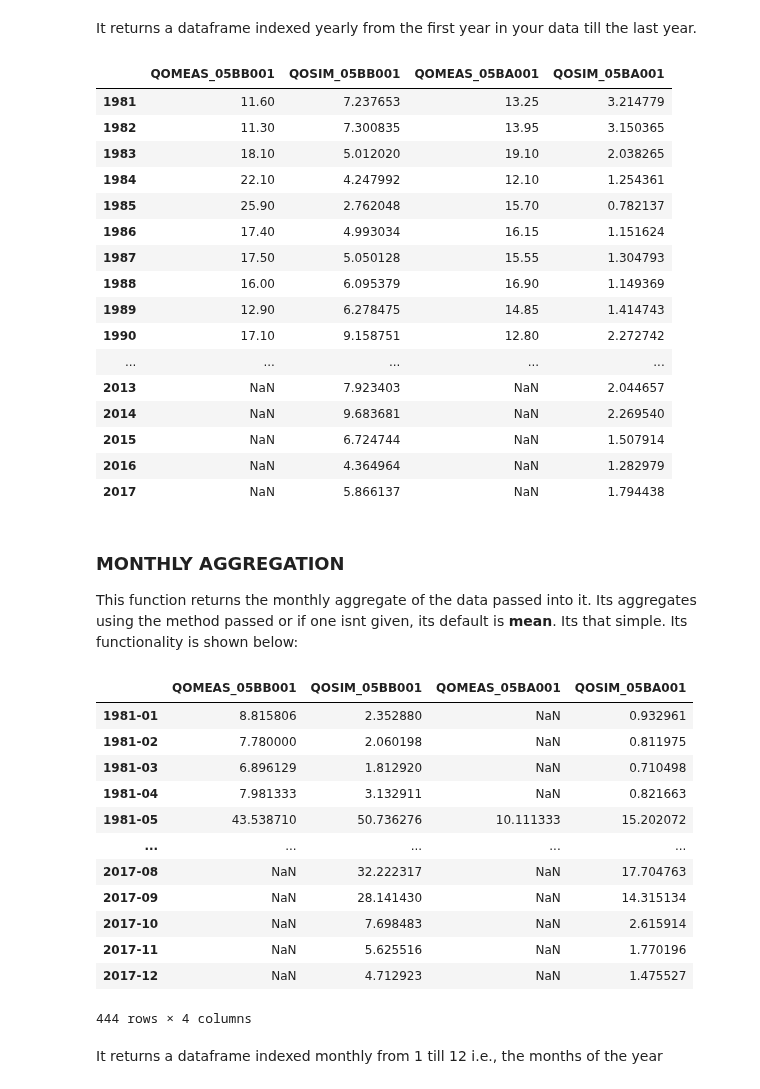
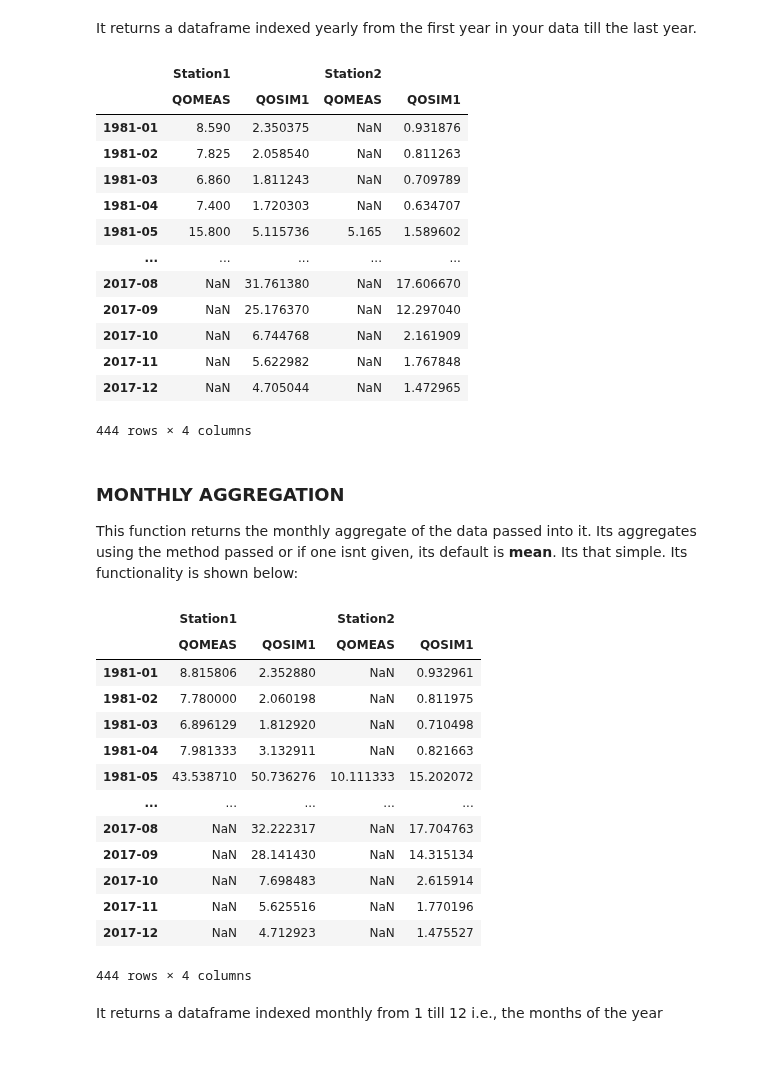
Before and after one commit to UchechukwuUdenze/NHS_PostProcessing, a Jupyter notebook: docs/source/notebooks/tutorial-data-manipulation.ipynb, the cells around one changed output. Cells and saved outputs as stored; diff of their text form; code cells hidden in the pictures; blank space fills up the shorter version.

```diff
--- a/docs/source/notebooks/tutorial-data-manipulation.ipynb
+++ b/docs/source/notebooks/tutorial-data-manipulation.ipynb
@@ -262,32 +263,30 @@ data.yearly_aggregate(df=DATAFRAMES["DF"]) # default method of aggregation is me
 # %% [markdown]
 It returns a dataframe indexed yearly from the first year in your data till the last year.
 # %%
-data.yearly_aggregate(df=DATAFRAMES["DF"], method='median') # here we aggregate by finding the median of the values each year.
+data.yearly_aggregate(df=DATAFRAMES["DF_MERGED"], method='median') # here we aggregate by finding the median of the values each year.
 # %% [output]
-|  | QOMEAS_05BB001 | QOSIM_05BB001 | QOMEAS_05BA001 | QOSIM_05BA001 |
-| 1981 | 11.60 | 7.237653 | 13.25 | 3.214779 |
-| 1982 | 11.30 | 7.300835 | 13.95 | 3.150365 |
-| 1983 | 18.10 | 5.012020 | 19.10 | 2.038265 |
-| 1984 | 22.10 | 4.247992 | 12.10 | 1.254361 |
-| 1985 | 25.90 | 2.762048 | 15.70 | 0.782137 |
-| 1986 | 17.40 | 4.993034 | 16.15 | 1.151624 |
-| 1987 | 17.50 | 5.050128 | 15.55 | 1.304793 |
-| 1988 | 16.00 | 6.095379 | 16.90 | 1.149369 |
-| 1989 | 12.90 | 6.278475 | 14.85 | 1.414743 |
-| 1990 | 17.10 | 9.158751 | 12.80 | 2.272742 |
+|  | Station1 |  | Station2 |  |
+|  | QOMEAS | QOSIM1 | QOMEAS | QOSIM1 |
+| 1981-01 | 8.590 | 2.350375 | NaN | 0.931876 |
+| 1981-02 | 7.825 | 2.058540 | NaN | 0.811263 |
+| 1981-03 | 6.860 | 1.811243 | NaN | 0.709789 |
+| 1981-04 | 7.400 | 1.720303 | NaN | 0.634707 |
+| 1981-05 | 15.800 | 5.115736 | 5.165 | 1.589602 |
 | ... | ... | ... | ... | ... |
-| 2013 | NaN | 7.923403 | NaN | 2.044657 |
-| 2014 | NaN | 9.683681 | NaN | 2.269540 |
-| 2015 | NaN | 6.724744 | NaN | 1.507914 |
-| 2016 | NaN | 4.364964 | NaN | 1.282979 |
-| 2017 | NaN | 5.866137 | NaN | 1.794438 |
+| 2017-08 | NaN | 31.761380 | NaN | 17.606670 |
+| 2017-09 | NaN | 25.176370 | NaN | 12.297040 |
+| 2017-10 | NaN | 6.744768 | NaN | 2.161909 |
+| 2017-11 | NaN | 5.622982 | NaN | 1.767848 |
+| 2017-12 | NaN | 4.705044 | NaN | 1.472965 |
+444 rows × 4 columns
 # %% [markdown]
 ### MONTHLY AGGREGATION
 This function returns the monthly aggregate of the data passed into it. Its aggregates using the method passed or if one isnt given, its default is **mean**. Its that simple. Its functionality is shown below:
 # %%
-data.monthly_aggregate(df=DATAFRAMES["DF"]) # default method of aggregation is mean
+data.monthly_aggregate(df=DATAFRAMES["DF_MERGED"]) # default method of aggregation is mean
 # %% [output]
-|  | QOMEAS_05BB001 | QOSIM_05BB001 | QOMEAS_05BA001 | QOSIM_05BA001 |
+|  | Station1 |  | Station2 |  |
+|  | QOMEAS | QOSIM1 | QOMEAS | QOSIM1 |
 | 1981-01 | 8.815806 | 2.352880 | NaN | 0.932961 |
 | 1981-02 | 7.780000 | 2.060198 | NaN | 0.811975 |
 | 1981-03 | 6.896129 | 1.812920 | NaN | 0.710498 |
```
Also changed, not shown: parts of 12 cells of this notebook.
